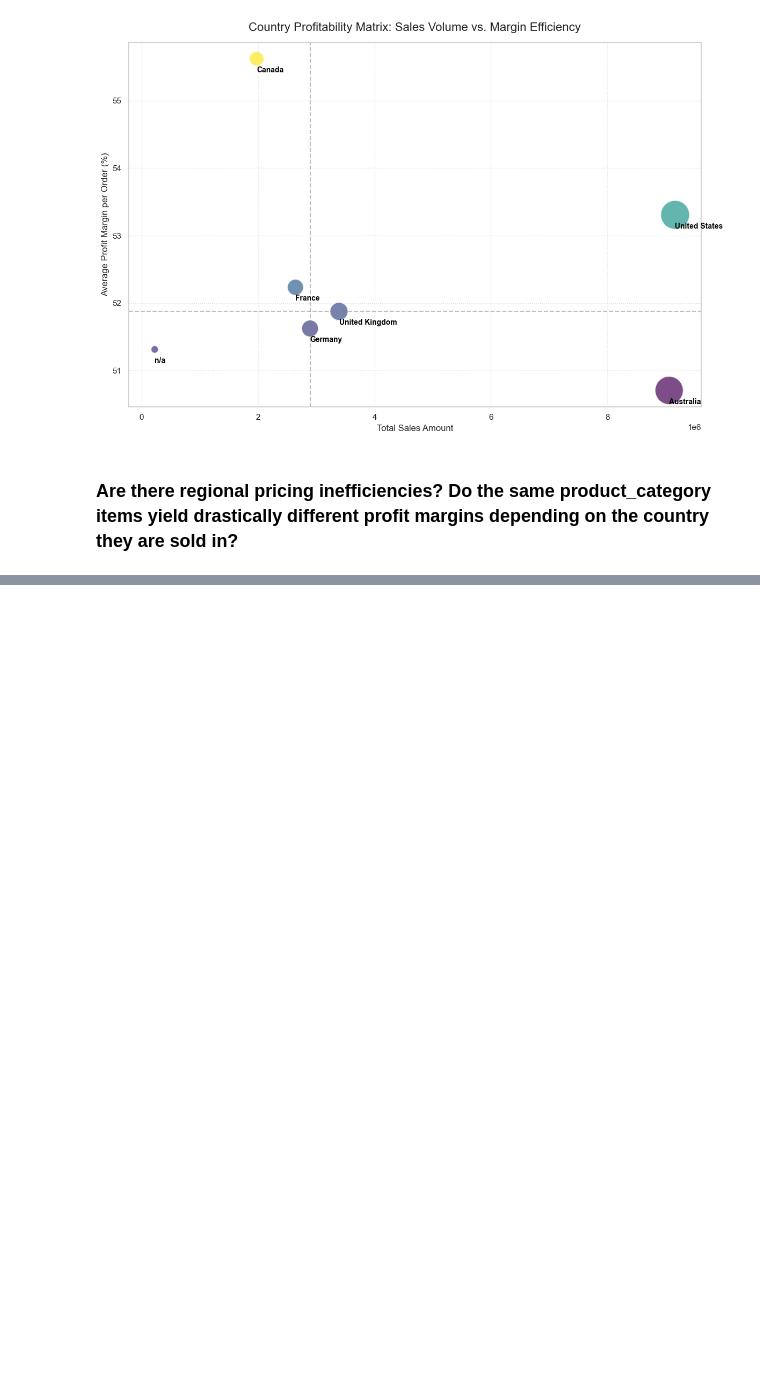
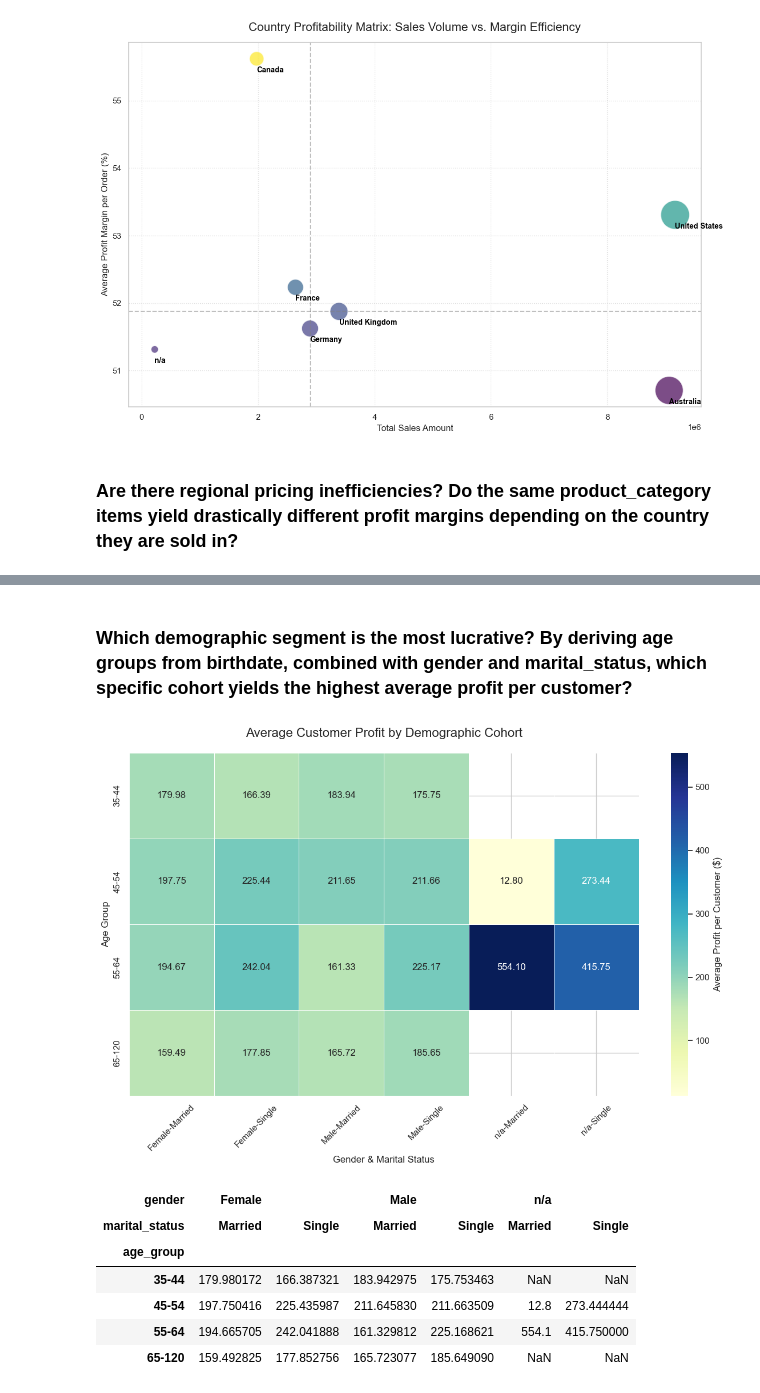
Before and after one commit to omkar-2004/Sql_DataWarehouse, a Jupyter notebook: Scripts/gold/Python Advance Analysis/Profitability_&_Sales_Optimization.ipynb, the cells around one changed output, grey strips where cells are left out. Drawn from its saved outputs; the diff is of its cells as text; code cells hidden in the pictures; blank space fills up the shorter version.

```diff
--- a/Scripts/gold/Python Advance Analysis/Profitability_&_Sales_Optimization.ipynb
+++ b/Scripts/gold/Python Advance Analysis/Profitability_&_Sales_Optimization.ipynb
@@ -437,0 +529,43 @@ regional_metric
+# %% [markdown]
+### Which demographic segment is the most lucrative? By deriving age groups from birthdate, combined with gender and marital_status, which specific cohort yields the highest average profit per customer?
+# %%
+bins = [17,24,34,44,54,64,120]
+labels = ['18-24', '25-34','35-44','45-54','55-64','65-120']
+df['age_group'] = pd.cut(df['age'],bins=bins,labels=labels)
+cohort_profits = df.groupby(['age_group','gender','marital_status'],observed=True)['total_profit'].mean().reset_index()
+
+top_cohorts = cohort_profits.sort_values(by= 'total_profit', ascending=False)
+
+pivot_cohorts = cohort_profits.pivot_table(
+    index='age_group',
+    columns=['gender', 'marital_status'],
+    values='total_profit'
+)
+
+plt.figure(figsize=(12, 8))
+sns.set_theme(style="whitegrid")
+
+ax = sns.heatmap(
+    pivot_cohorts,
+    annot=True,
+    fmt=".2f",
+    cmap="YlGnBu",
+    linewidths=.5,
+    cbar_kws={'label': 'Average Profit per Customer ($)'}
+)
+plt.title('Average Customer Profit by Demographic Cohort', fontsize=16, pad=20)
+plt.xlabel('Gender & Marital Status', fontsize=12)
+plt.ylabel('Age Group', fontsize=12)
+plt.xticks(rotation=45)
+plt.tight_layout()
+plt.show()
+pivot_cohorts
+# %% [output]
+[figure, added]
+| gender | Female |  | Male |  | n/a |  |
+| marital_status | Married | Single | Married | Single | Married | Single |
+| age_group |  |  |  |  |  |  |
+| 35-44 | 179.980172 | 166.387321 | 183.942975 | 175.753463 | NaN | NaN |
+| 45-54 | 197.750416 | 225.435987 | 211.645830 | 211.663509 | 12.8 | 273.444444 |
+| 55-64 | 194.665705 | 242.041888 | 161.329812 | 225.168621 | 554.1 | 415.750000 |
+| 65-120 | 159.492825 | 177.852756 | 165.723077 | 185.649090 | NaN | NaN |
```
Also changed, not shown: parts of 20 cells of this notebook, 1 other file.
